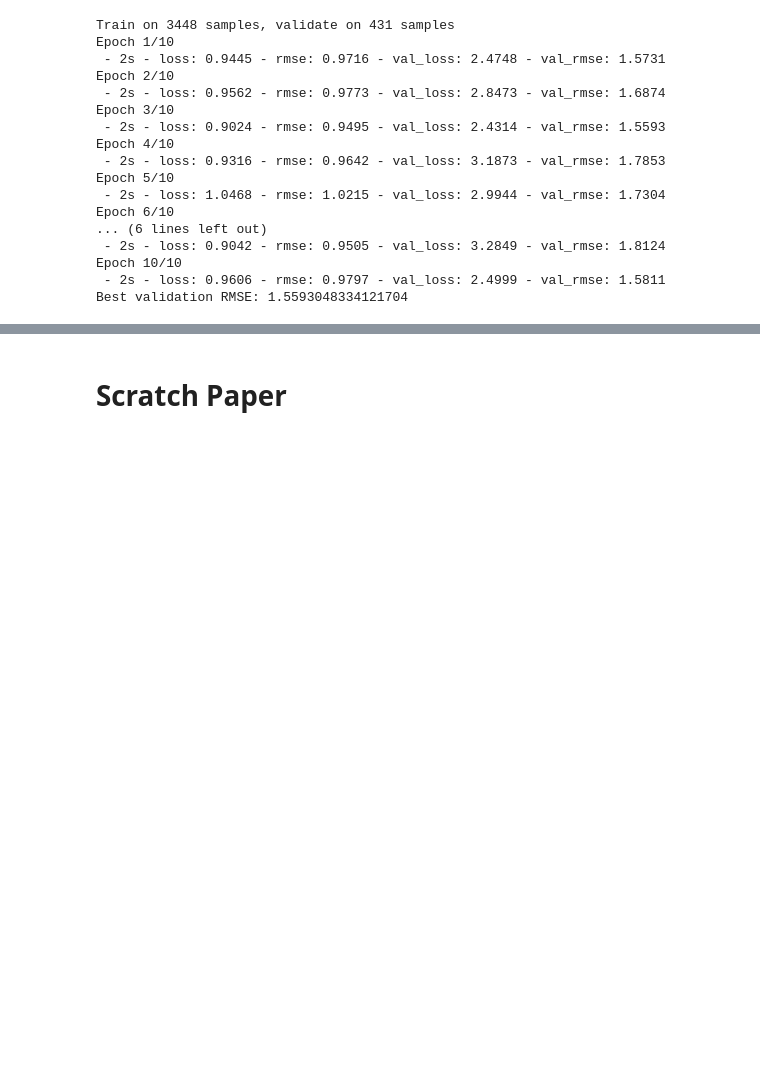
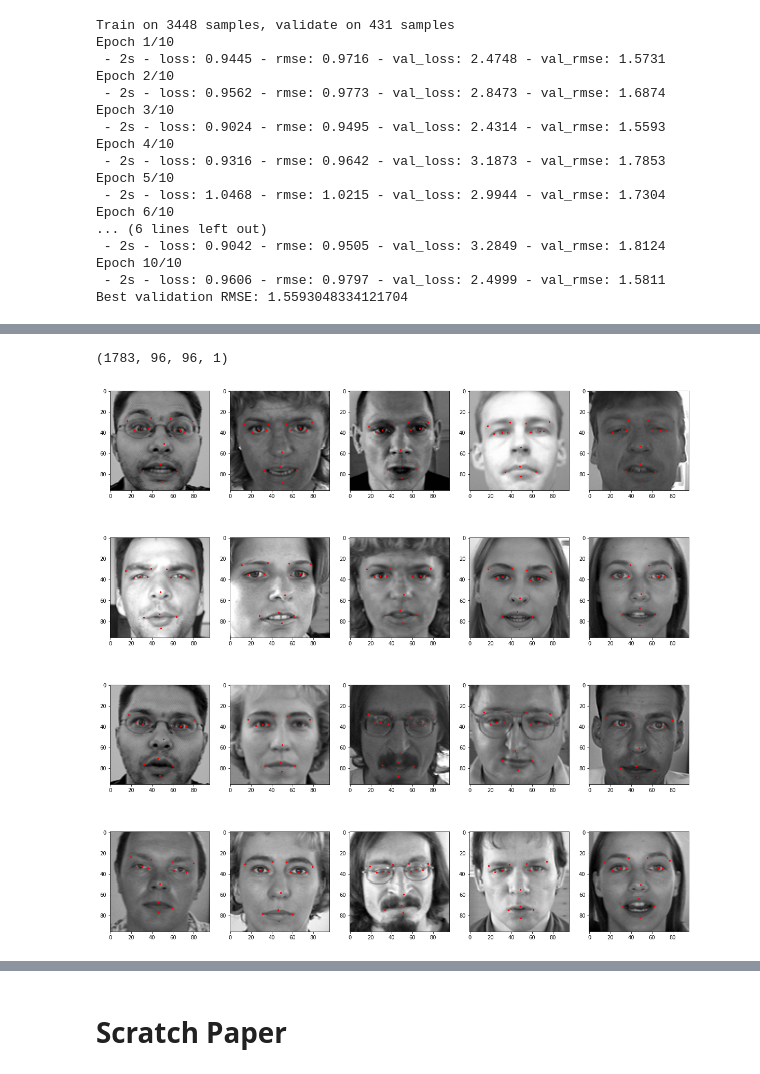
Before and after one commit to catnado/Facial_Key_Points_Detection, a Jupyter notebook: Facial_key_points_final_models.ipynb, the cells around one changed output, grey strips where cells are left out. Cells and saved outputs as stored; diff of their text form; code cells hidden in the pictures; blank space fills up the shorter version.

Commit message:
finished scoring test set for submission

```diff
--- a/Facial_key_points_final_models.ipynb
+++ b/Facial_key_points_final_models.ipynb
@@ -2004,0 +2126,37 @@ model.save('model2_11pts.h5')
+# %%
+# split out image values
+image = []
+for i in range(test.shape[0]):
+    img = test['Image'][i].split(' ')
+    img = ['0' if j == '' else j for j in img]
+    image.append(img)
+
+X_test = np.array(image, dtype = 'float').reshape(-1,96,96,1)
+X_test.shape
+# %% [output]
+(1783, 96, 96, 1)
+# %%
+# load models
+model1 = load_model('model1_4pts.h5', custom_objects={'rmse': rmse})
+model2 = load_model('model2_11pts.h5', custom_objects={'rmse': rmse})
+# %%
+# make prediction on test set
+y_test_model1 = model1.predict(X_test, batch_size=None, verbose=0, steps=None)
+y_test_model2 = model2.predict(X_test, batch_size=None, verbose=0, steps=None)
+# %%
+# combine outputs from 2 models
+pts1 = [0,1,2,3,20,21,28,29]
+pts2 = [4,5,6,7,8,9,10,11,12,13,14,15,16,17,18,19,22,23,24,25,26,27]
+y_test = np.zeros((1783,30), dtype=np.float64)
+y_test[:, pts1] = y_test_model1
+y_test[:, pts2] = y_test_model2
+# %%
+# visualize a few examples
+fig = plt.figure(figsize=(20,20))
+for i in range(20):
+    plt.subplot(4, 5, i+1)
+    plt.imshow(X_test[i].reshape(96,96),cmap='gray', vmin=0, vmax=255)
+    plt.scatter(y_test[i, range(0, 30, 2)], y_test[i, range(1, 30, 2)], s=5, color='r')
+plt.show()
+# %% [output]
+[figure, added]
```
Also changed, not shown: parts of 33 cells of this notebook, 3 other files.
